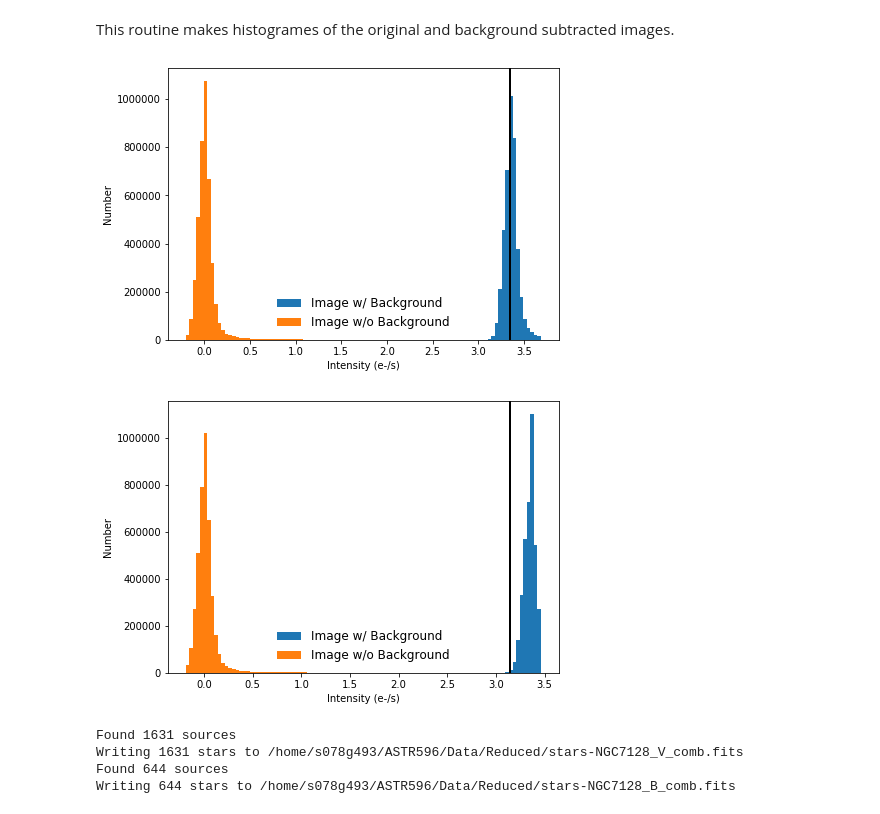
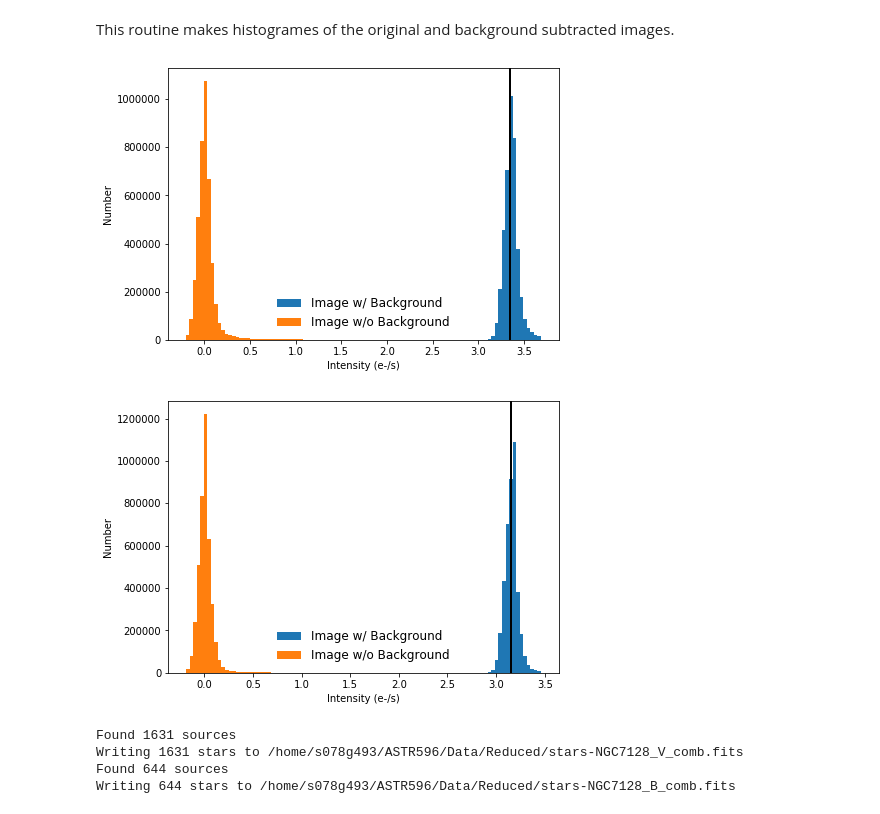
Before and after one commit to sharongary/astr596_sgaryobsproject, a Jupyter notebook: reduction_part4_student.ipynb, the cells around one changed output. Saved outputs shown, nothing was run; the diff lists cells and outputs as text; code cells hidden in the pictures.

```diff
--- a/reduction_part4_student.ipynb
+++ b/reduction_part4_student.ipynb
@@ -155,8 +155,8 @@ Needless to say there are many intricacies involved in astrometry, which I encou
 #******
 #This reads in images into variables that we will use.  You will need to do this for
 #every image that you combined
-img_NGC7128_V, imgfile_NGC7128_V, hdr_NGC7128_V = readimage(comb_NGC7128_V)
-img_NGC7128_B, imgfile_NGC7128_B, hdr_NGC7128_B = readimage(comb_NGC7128_B)
+img_NGC7128_V, imgfile_NGC7128_V, hdr_NGC7128_V = readimage(comb_imname_NGC7128_V)
+img_NGC7128_B, imgfile_NGC7128_B, hdr_NGC7128_B = readimage(comb_imname_NGC7128_B)
 # %% [output]
 Reading /home/s078g493/ASTR596/Data/Reduced/NGC7128_V_comb.fits
 Reading /home/s078g493/ASTR596/Data/Reduced/NGC7128_B_comb.fits
@@ -240,10 +240,10 @@ def qa_background(img,img_nosky,bkg):
 # %%
 #***********
 qa_background(img_NGC7128_V, img_NGC7128_V_nosky,bkg_V)
-qa_background(img_NGC7128_V, img_NGC7128_V_nosky,bkg_B)
+qa_background(img_NGC7128_B, img_NGC7128_B_nosky,bkg_B)
 # %% [output]
 [figure]
-[figure, old version]
+[figure, new version]
 # %%
 def find_stars(image, imgfile, fwhm=3.0, nsigma=3, sigma=None,
                verbose=True, overwrite=False):
```
Also changed, not shown: parts of 3 cells of this notebook, 3 other files.
